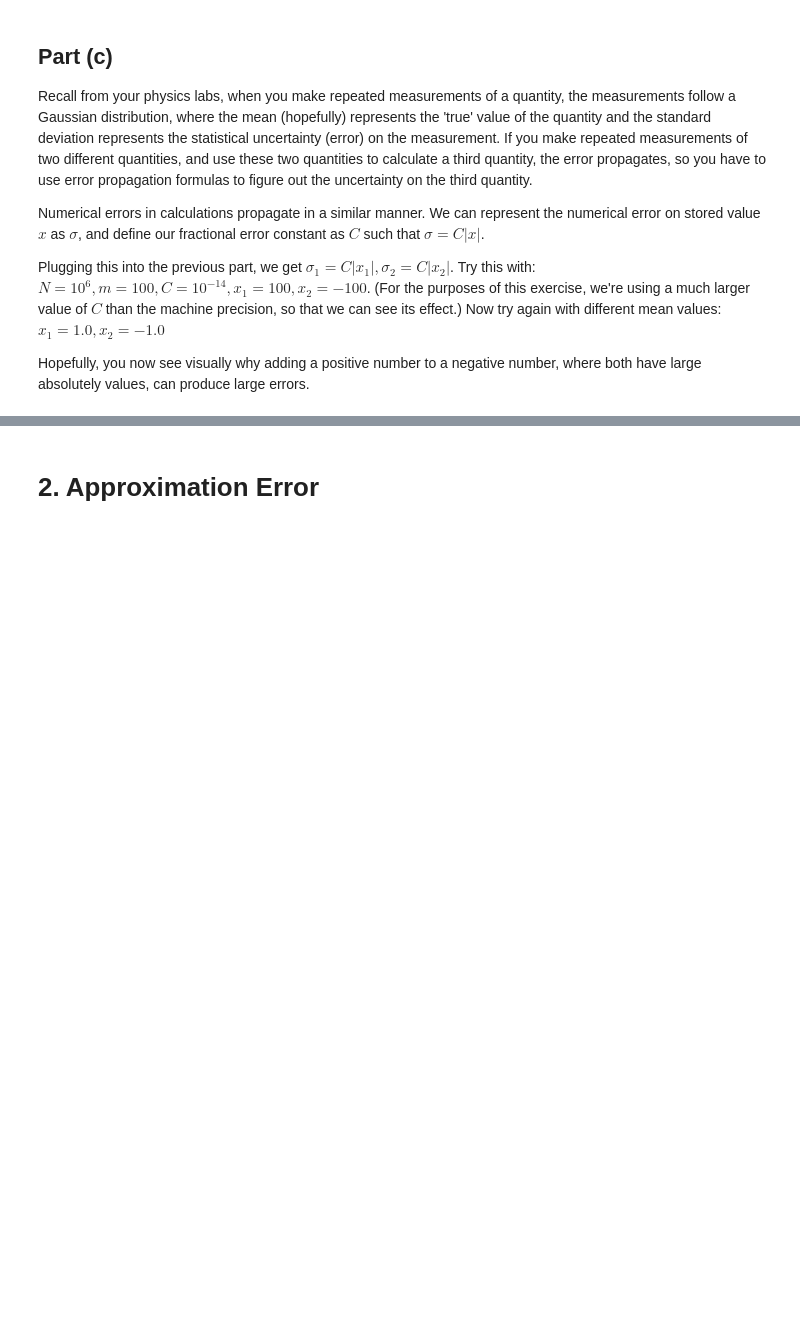
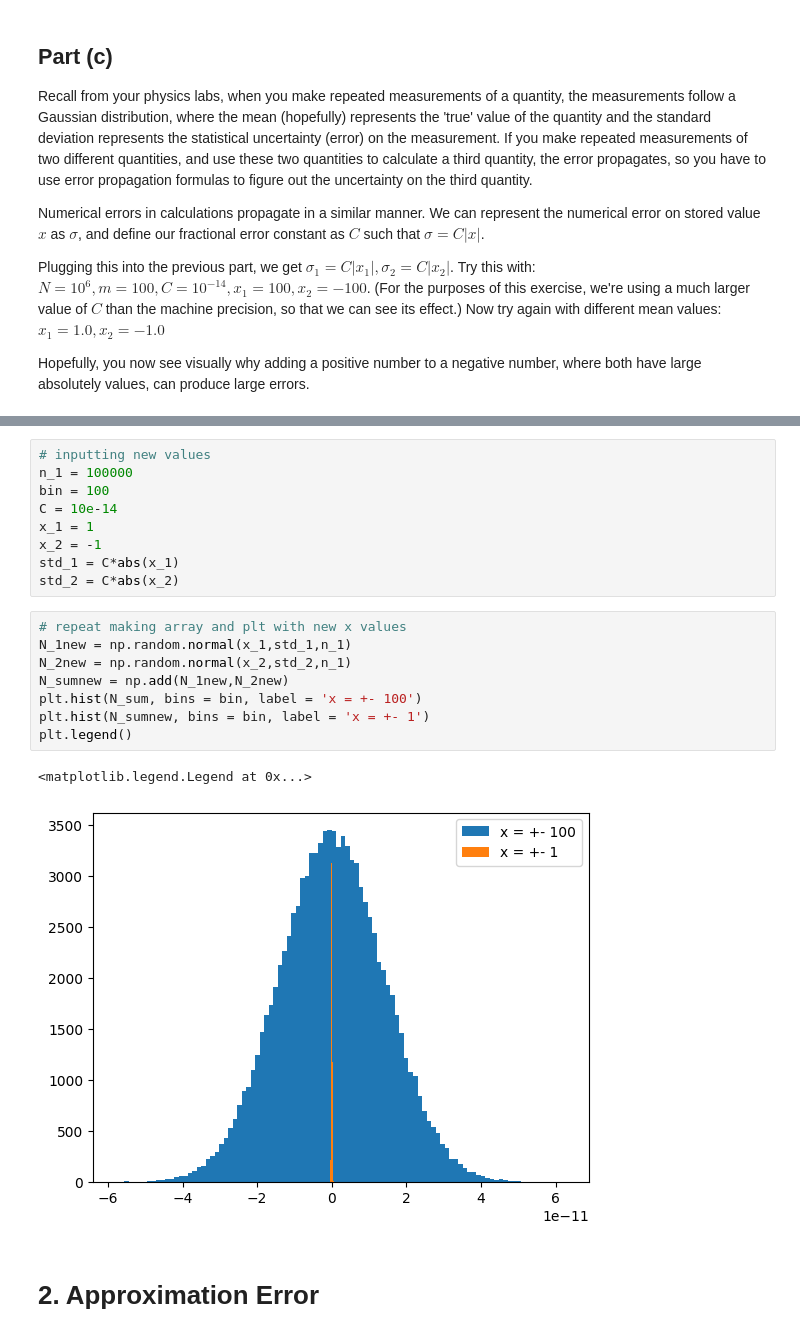
Before and after one commit to ruyixu00/PHY407-UofT, a Jupyter notebook: Week1/InformalExercises1-Template.ipynb, the cells around one changed output, grey strips where cells are left out. Saved outputs shown, nothing was run; the diff lists cells and outputs as text; blank space fills up the shorter version.

```diff
--- a/Week1/InformalExercises1-Template.ipynb
+++ b/Week1/InformalExercises1-Template.ipynb
@@ -50,3 +67,23 @@ N_1 = np.random.normal(0,0.1,1000)
+# %%
+# inputting new values
+n_1 = 100000
+bin = 100
+C = 10e-14
+x_1 = 1
+x_2 = -1
+std_1 = C*abs(x_1)
+std_2 = C*abs(x_2)
+# %%
+# repeat making array and plt with new x values
+N_1new = np.random.normal(x_1,std_1,n_1)
+N_2new = np.random.normal(x_2,std_2,n_1)
+N_sumnew = np.add(N_1new,N_2new)
+plt.hist(N_sum, bins = bin, label = 'x = +- 100')
+plt.hist(N_sumnew, bins = bin, label = 'x = +- 1')
+plt.legend()
+# %% [output]
+<matplotlib.legend.Legend at 0x...>
+[figure, added]
 # %% [markdown]
 # 2. Approximation Error
 # %% [markdown]
```
Also changed, not shown: parts of 5 cells of this notebook.
